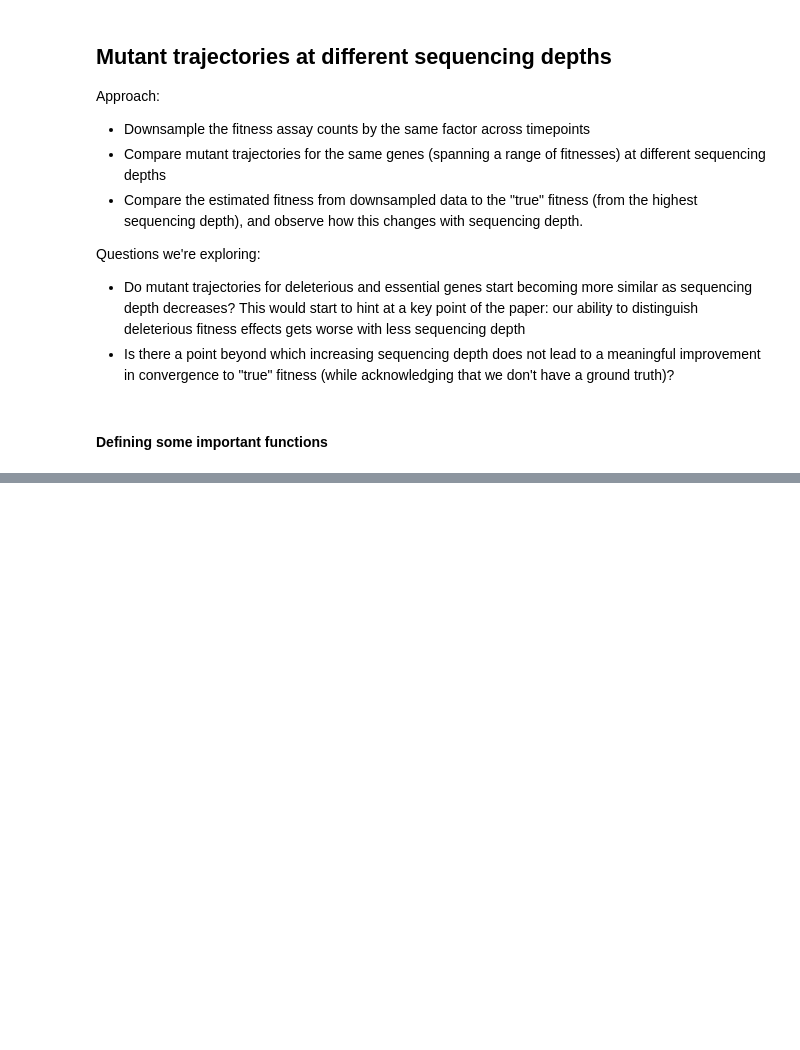
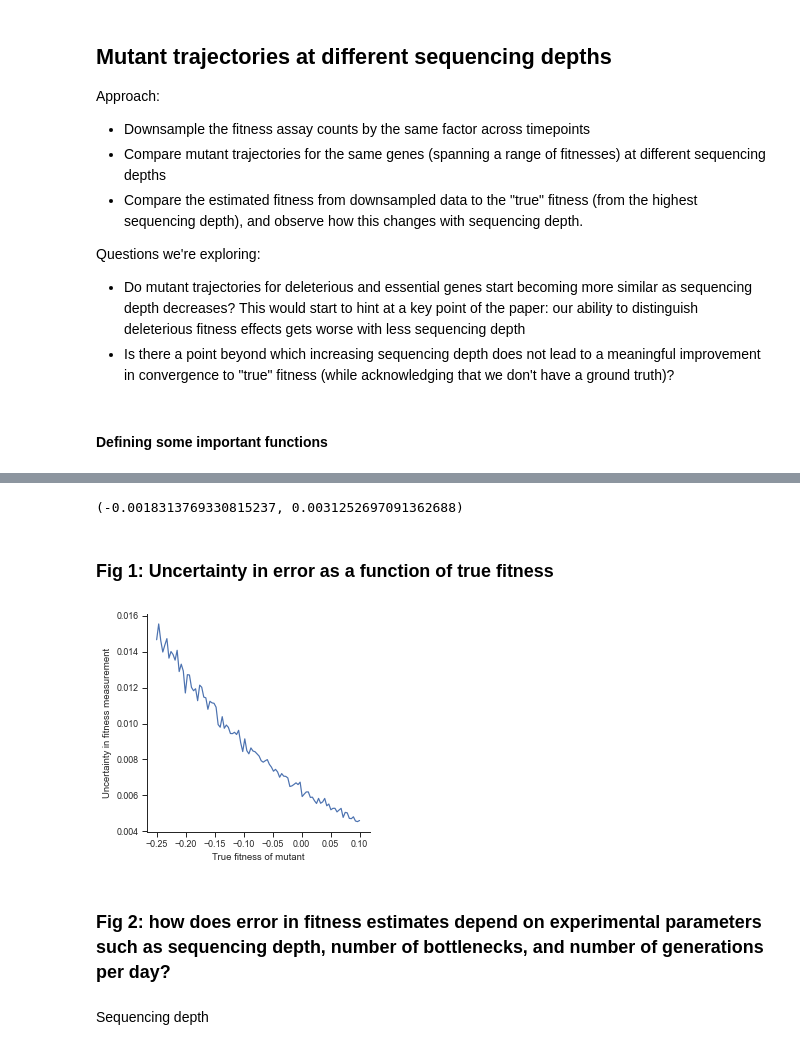
Before and after one commit to baymlab/2022_Limdi_limits-pooled-fitness-assays, a Jupyter notebook: AnalysisNotebooks/fitness_assay_simulations.ipynb, the cells around one changed output, grey strips where cells are left out. Cells and saved outputs as stored; diff of their text form; code cells hidden in the pictures; blank space fills up the shorter version.

Commit message:
Additional analyses comparing assay design for neutral vs deleterious mutations

```diff
--- a/AnalysisNotebooks/fitness_assay_simulations.ipynb
+++ b/AnalysisNotebooks/fitness_assay_simulations.ipynb
@@ -288,0 +226,25 @@ plot_trajectories(green_downsampled, list(names).index('ydiJ'))
+# %%
+def fitness_calculator_replicates(trajectories, n_gens, reps, uncalculated_count=None):
+    """
+    trajectories: simulated data
+    n_gens: number of generations of selection per day
+    reps: number of replicates to average over for estimating fitness
+    """
+    time = trajectories.shape[1]
+    time_range = np.linspace(0, time-1, time)*n_gens
+    mutations = int(trajectories.shape[0]/reps)
+    s_mutation = np.zeros(mutations)-1
+    err_mutation = np.zeros(mutations)-1
+    for i in range(mutations):
+        splice = trajectories[i:i+reps, :]
+        s_rep = [np.polyfit(time_range, np.log(splice[k, :]), 1)[0] for k in range(reps) if np.min(splice[k,:]>0)]
+        if np.size(s_rep)>1:
+            err_mutation[i] = np.std(s_rep)/np.sqrt(len(s_rep)-1)
+            s_mutation[i] = np.mean(s_rep)
+
+    num_uncalculated=np.sum(s_mutation==-1)
+
+    if uncalculated_count==None:
+        return np.mean(s_mutation[s_mutation>-1]), np.mean(err_mutation[err_mutation>-1])
+    else:
+        return np.mean(s_mutation[s_mutation>-1]), np.mean(err_mutation[err_mutation>-1]), num_uncalculated
@@ -288,0 +269,28 @@ plot_trajectories(green_downsampled, list(names).index('ydiJ'))
+# %%
+trajs = simulate_assay(initial_counts=np.ones(1000)*100, s_mut=0, t=2, gens=10)
+# %%
+fitness_calculator_replicates(trajs, 10, 5)
+# %% [output]
+(-0.0018313769330815237, 0.0031252697091362688)
+# %% [markdown]
+### Fig 1: Uncertainty in error as a function of true fitness
+# %%
+error = []
+for s in np.linspace(-0.25, 0.1, 100):
+    trajs = simulate_assay(initial_counts=np.ones(4000)*100, s_mut=s, t=2, gens=np.log2(100))
+    mean, std = fitness_calculator_replicates(trajs, np.log2(100), 5)
+    error.append(std)
+# %%
+with sns.axes_style('ticks'):
+    plt.figure(figsize=(4,4))
+    plt.plot(np.linspace(-0.25, 0.1, 100), error)
+    plt.xlabel('True fitness of mutant')
+    plt.ylabel('Uncertainty in fitness measurement')
+    sns.despine()
+    plt.show()
+# %% [output]
+[figure, added]
+# %% [markdown]
+### Fig 2: how does error in fitness estimates depend on experimental parameters such as sequencing depth, number of bottlenecks, and number of generations per day?
+# %% [markdown]
+Sequencing depth
```
Also changed, not shown: parts of 51 cells of this notebook, 2 other files.
